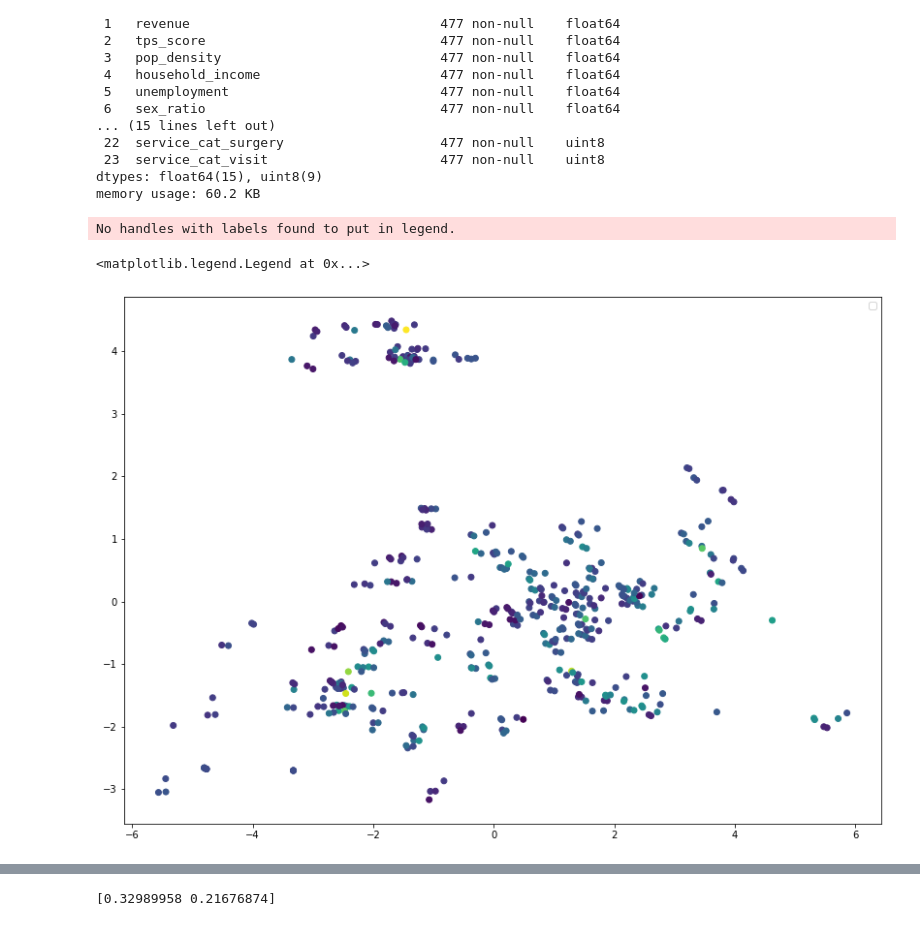
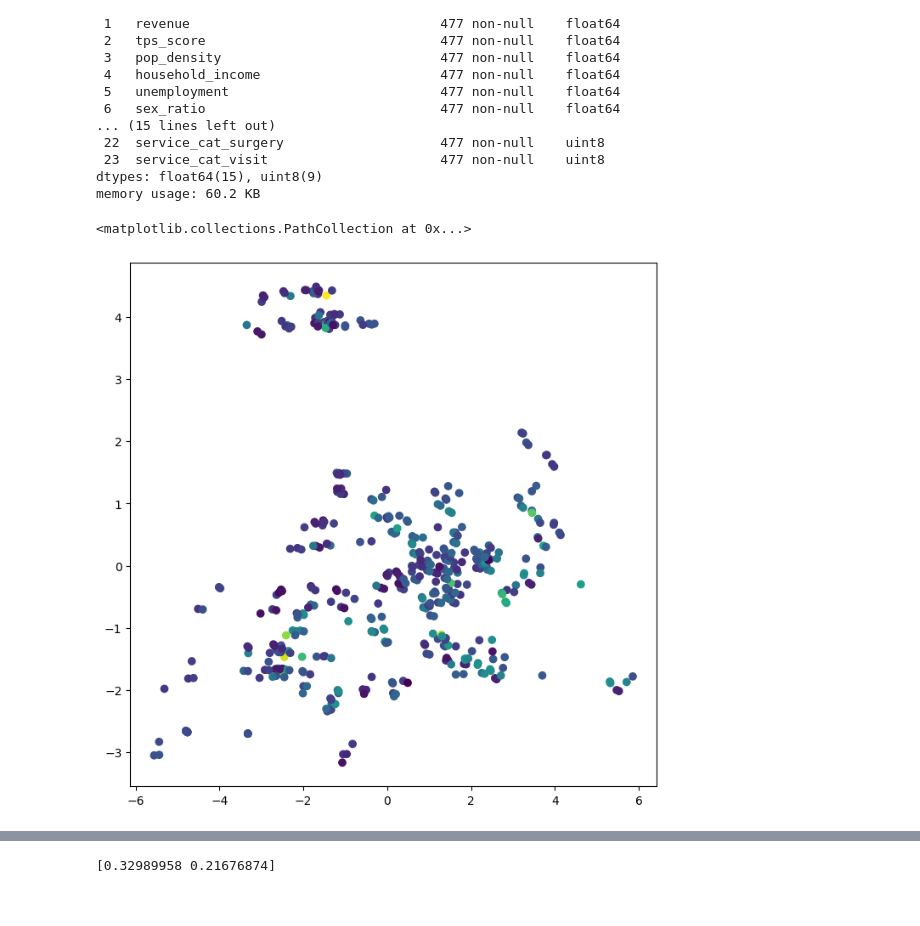
Before and after one commit to junting-huang/ds4a_project, a Jupyter notebook: regression_model.ipynb, the cells around one changed output, grey strips where cells are left out. Drawn from its saved outputs; the diff is of its cells as text; code cells hidden in the pictures.

```diff
--- a/regression_model.ipynb
+++ b/regression_model.ipynb
@@ -200,10 +202,8 @@ from sklearn.decomposition import PCA
 pca = PCA(n_components=2) # estimate only 2 PCs
 X_new = pca.fit_transform(X) # project the original data into the PCA space
 # %%
-plt.figure(figsize=(14, 10))
+plt.figure(figsize=(8, 8))
 plt.scatter(X_new[:,0], X_new[:,1], c=y)
-plt.legend()
 # %% [output]
-No handles with labels found to put in legend.
+<matplotlib.collections.PathCollection at 0x...>
-<matplotlib.legend.Legend at 0x...>
-[figure, old version]
+[figure, new version]
```
Also changed, not shown: parts of 9 cells of this notebook.
